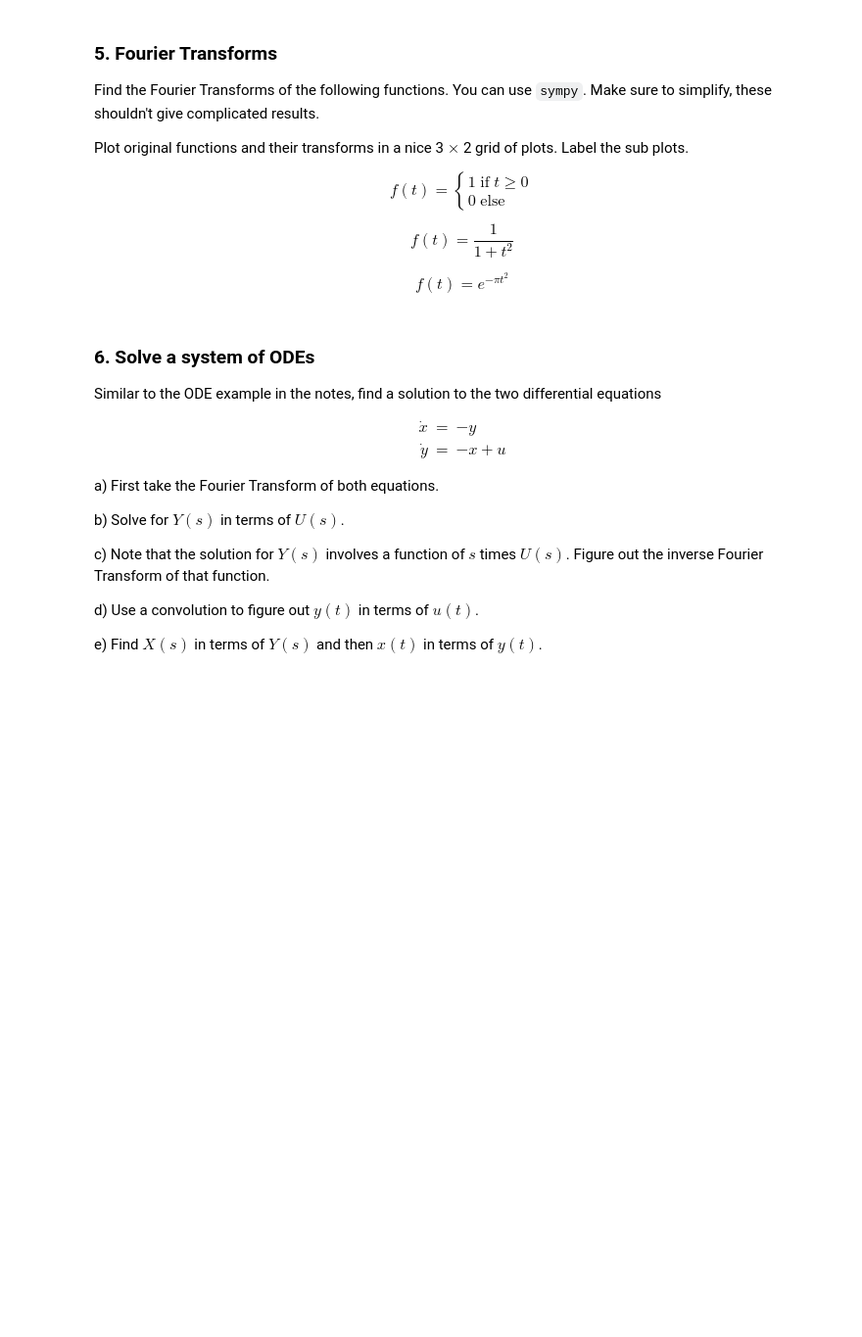
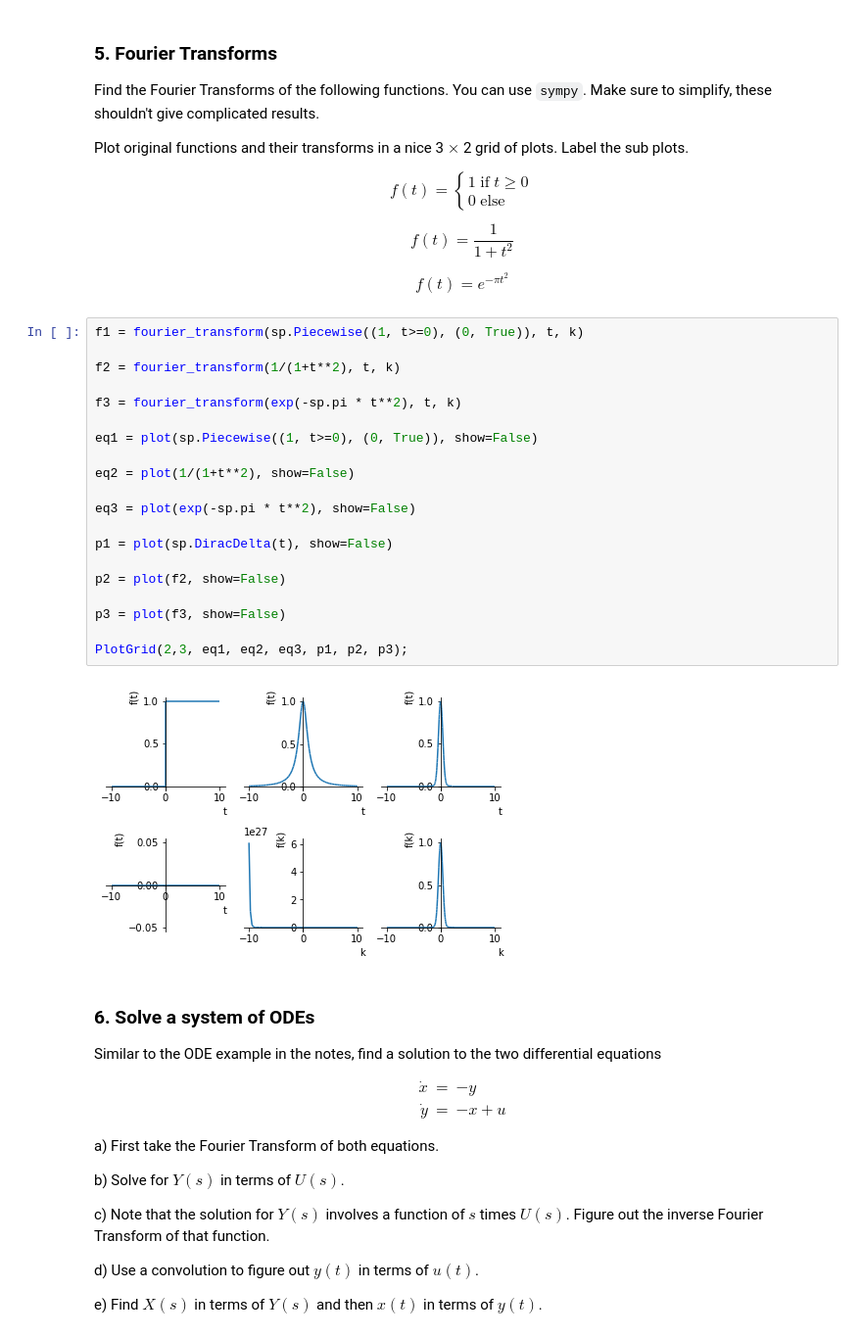
Before and after one commit to jwc0mbs3/eep502, a Jupyter notebook: combs_HW_06_Fourier_Due_11_21.ipynb, the cells around one changed output. Shown at 98% size. Drawn from its saved outputs; the diff is of its cells as text; blank space fills up the shorter version.

```diff
--- a/combs_HW_06_Fourier_Due_11_21.ipynb
+++ b/combs_HW_06_Fourier_Due_11_21.ipynb
@@ -140,6 +252,28 @@ $$
 $$
 f(t) = e^{-\pi t^2}
 $$
+# %%
+f1 = fourier_transform(sp.Piecewise((1, t>=0), (0, True)), t, k)
+
+f2 = fourier_transform(1/(1+t**2), t, k)
+
+f3 = fourier_transform(exp(-sp.pi * t**2), t, k)
+
+eq1 = plot(sp.Piecewise((1, t>=0), (0, True)), show=False)
+
+eq2 = plot(1/(1+t**2), show=False)
+
+eq3 = plot(exp(-sp.pi * t**2), show=False)
+
+p1 = plot(sp.DiracDelta(t), show=False)
+
+p2 = plot(f2, show=False)
+
+p3 = plot(f3, show=False)
+
+PlotGrid(2,3, eq1, eq2, eq3, p1, p2, p3);
+# %% [output]
+[figure, added]
 # %% [markdown]
 ### 6. Solve a system of ODEs
 
```
Also changed, not shown: parts of 6 cells of this notebook.
